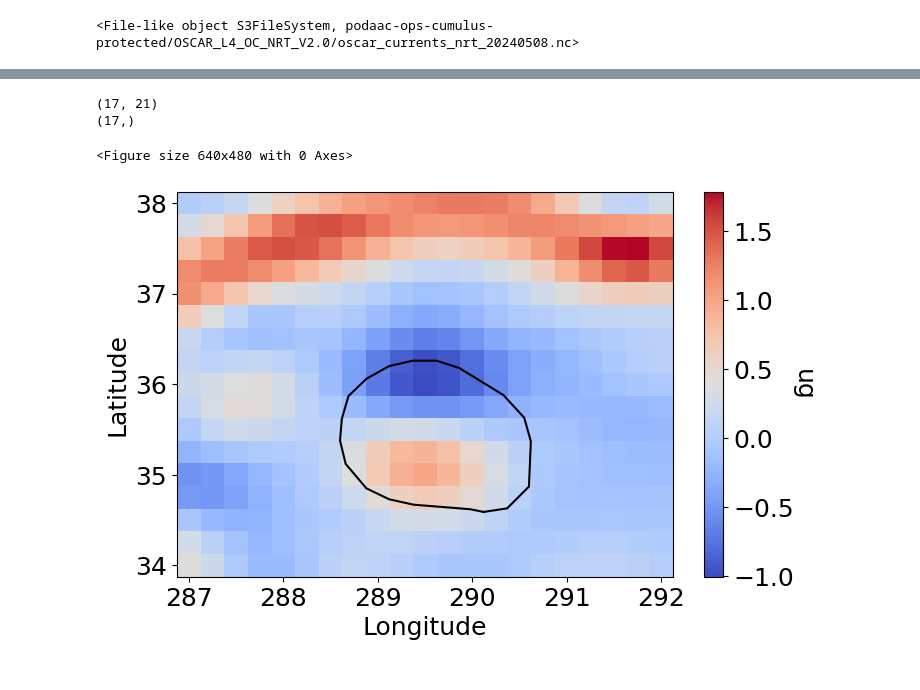
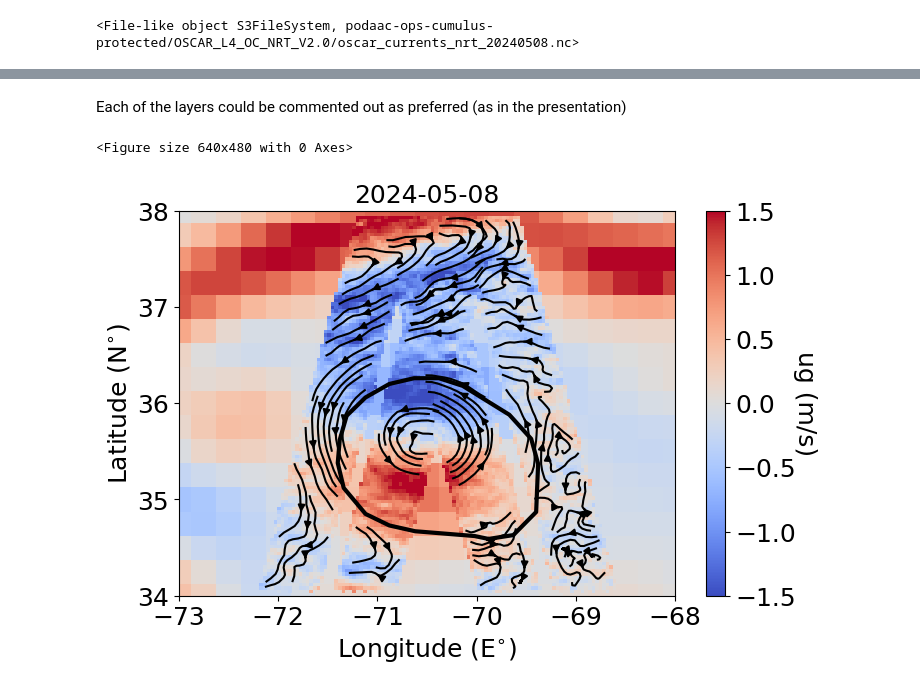
Before and after one commit to mcornec/GO-SWACE, a Jupyter notebook: SWOT_velocities_over_PACE.ipynb, the cells around one changed output, grey strips where cells are left out. Drawn from its saved outputs; the diff is of its cells as text; code cells hidden in the pictures.

Commit message:
SWOT_velocities... conflict resolved

```diff
--- a/SWOT_velocities_over_PACE.ipynb
+++ b/SWOT_velocities_over_PACE.ipynb
@@ -219,21 +227,22 @@ plt.show()
 # %%
 def compute_geos_current(ssh,lat):
+    """
+    ssh: (m) Make sure this is first corrected with height_cor_xover from L2 data!
+    lat: degrees N
+    """
+
     omega = 7.2921159e-05  # angular velocity of the Earth [rad/s]
     fc = 2*omega*np.sin(lat*np.pi/180.)
-        # avoid zero near equator, bound fc by min val as 1.e-8
+
+    # avoid zero near equator, bound fc by min val as 1.e-8
     f_coriolis = np.sign(fc)*np.maximum(np.abs(fc), 1.e-8)
 
-    dx = 4000 # m i changed it to 4000 to match res? need to double check
-    dy = 4000 # m
+    dx,dy = 4000,4000 # m i changed it to 4000 to match res? need to double check
     gravity = 9.81
 
     dsdy,dsdx=np.array(np.gradient(ssh, dx, edge_order=1))
-    # ds_x,ds_y=np.array(np.gradient(ssh))
-    # dsdx=ds_x/dx;
-    # dsdy=ds_y/dx;
     vg = (gravity/np.array(f_coriolis))*dsdx
     ug = -(gravity/np.array(f_coriolis))*dsdy
-    # ref_gx, ref_gy = gravity/np.array(f_coriolis)*np.array(np.gradient(ssh, dx, edge_order=2))
     geos_current = np.sqrt(ug**2 + vg**2)
 
     return ug,vg,geos_current
@@ -512,7 +638,3 @@ KeyError: 'FileDistributionInformation'
-# %%
-latmin,latmax = 34,38
-lonmin,lonmax = -73,-68
-tmin,tmax = '2024-04-03','2024-08-05' #'2024-04-17','2024-08-04'
 # %%
 bbox = (lonmin, latmin, lonmax, latmax) # lonW, latS, lonE, latN
 results = earthaccess.search_data(
@@ -596,28 +718,41 @@ Data variables:
     time_coverage_start:        2024-05-08T00:00:00
     time_coverage_end:          2024-05-08T23:59:59
     date_created:               2024-07-08
-# %%
-print(np.shape(oscar_ds_masked.ug[0]))
-print(np.shape(oscar_ds_masked.lat))
-# %% [output]
-(17, 21)
-(17,)
+# %% [markdown]
+Each of the layers could be commented out as preferred (as in the presentation)
 # %%
 plt.clf()
 
+magnitude = 1.5
+
 fig,ax=plt.subplots(figsize=(8,5))
 
-plot = ax.pcolormesh(oscar_ds_masked.lon-360,oscar_ds_masked.lat,oscar_ds_masked.ug[0],cmap='coolwarm')
-ax.plot(contour_lons-360,contour_lats,zorder=100,c='k')
+# LOW RES VELOCITY
+plot = ax.pcolormesh(oscar_ds_masked.lon-360,oscar_ds_masked.lat,oscar_ds_masked.ug[0],cmap='coolwarm',vmin=-magnitude,vmax=magnitude)
 
+# SWOT SWATHS OF VELOCITY
+ax.pcolormesh(grid_x-360,grid_y,ug1,cmap='coolwarm',vmin=-magnitude,vmax=magnitude)
+ax.pcolormesh(grid_x-360,grid_y,ug2,cmap='coolwarm',vmin=-magnitude,vmax=magnitude)
+
+# STREAMLINES FROM SWOT
+ax.streamplot(grid_x_180,grid_y,ug1,vg1, density = 3, color = 'k')
+ax.streamplot(grid_x_180,grid_y,ug2,vg2, density = 3, color = 'k')
+
+# EDDY CONTOUR
+ax.plot(contour_lons-360,contour_lats,zorder=100,c='k',linewidth=3)
+
+# PARAMS
 cbar = plt.colorbar(plot,ax=ax)
+cbar.set_label('ug (m/s)', rotation=270, labelpad=15)
 
-cbar.set_label('ug', rotation=270, labelpad=15)
+ax.set_title('%s-%s-%s'%(date_requested[0:4],date_requested[4:6],date_requested[6:8]))
+ax.set_ylabel('Latitude (N$^{\circ}$)')
+ax.set_xlabel('Longitude (E$^{\circ}$)')
 
-ax.set_ylabel('Latitude')
-ax.set_xlabel('Longitude')
+ax.set_xlim([lonmin,lonmax])
+ax.set_ylim([latmin,latmax ])
 
 plt.show()
 # %% [output]
 <Figure size 640x480 with 0 Axes>
-[figure, old version]
+[figure, new version]
```
Also changed, not shown: parts of 33 cells of this notebook.
